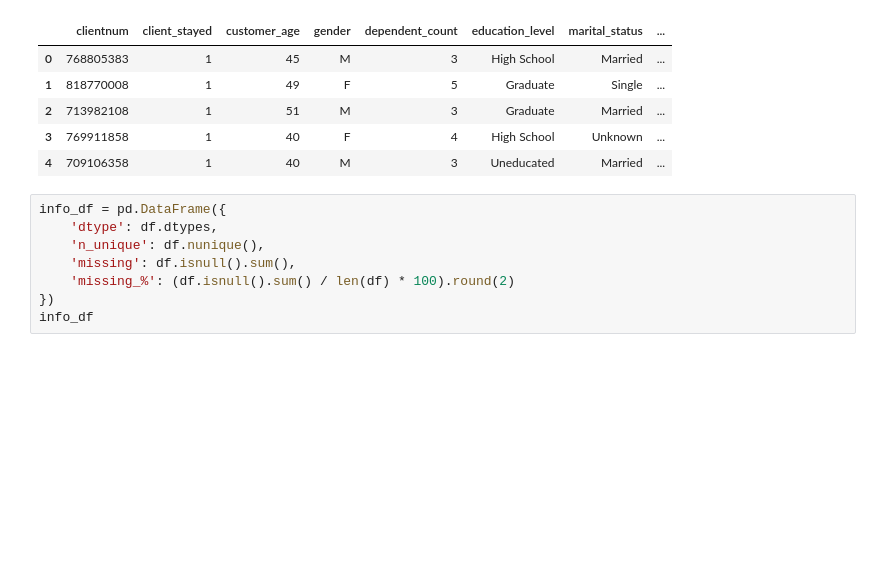
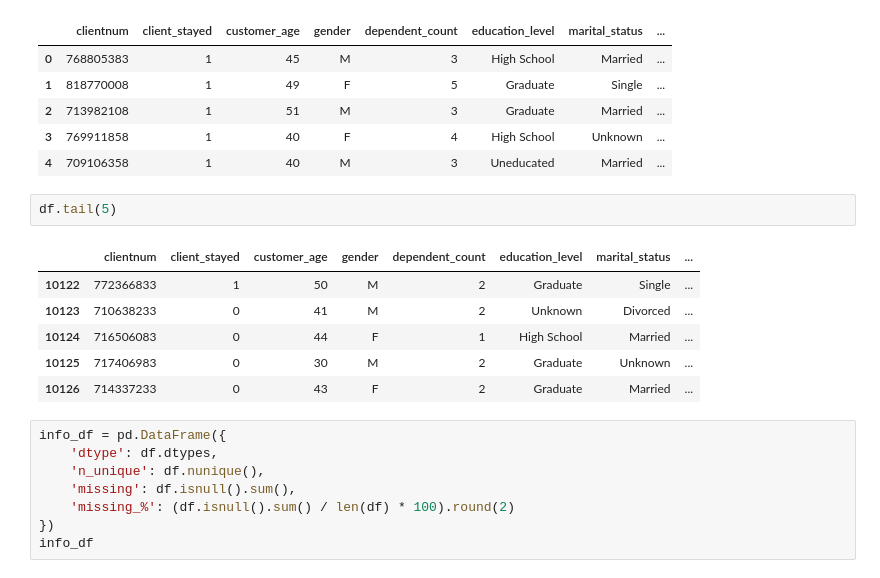
Before and after one commit to bielng/Data-Lab, a Jupyter notebook: trial_05.ipynb, the cells around one changed output. Cells and saved outputs as stored; diff of their text form; blank space fills up the shorter version.

```diff
--- a/trial_05.ipynb
+++ b/trial_05.ipynb
@@ -20,6 +20,15 @@ Dimensiones: 10127 filas × 17 columnas
 | 2 | 713982108 | 1 | 51 | M | 3 | Graduate | Married | ... |
 | 3 | 769911858 | 1 | 40 | F | 4 | High School | Unknown | ... |
 | 4 | 709106358 | 1 | 40 | M | 3 | Uneducated | Married | ... |
+# %%
+df.tail(5)
+# %% [output]
+|  | clientnum | client_stayed | customer_age | gender | dependent_count | education_level | marital_status | ... |
+| 10122 | 772366833 | 1 | 50 | M | 2 | Graduate | Single | ... |
+| 10123 | 710638233 | 0 | 41 | M | 2 | Unknown | Divorced | ... |
+| 10124 | 716506083 | 0 | 44 | F | 1 | High School | Married | ... |
+| 10125 | 717406983 | 0 | 30 | M | 2 | Graduate | Unknown | ... |
+| 10126 | 714337233 | 0 | 43 | F | 2 | Graduate | Married | ... |
 # %%
 info_df = pd.DataFrame({
     'dtype': df.dtypes,
```
Also changed, not shown: parts of 1 cell of this notebook.
